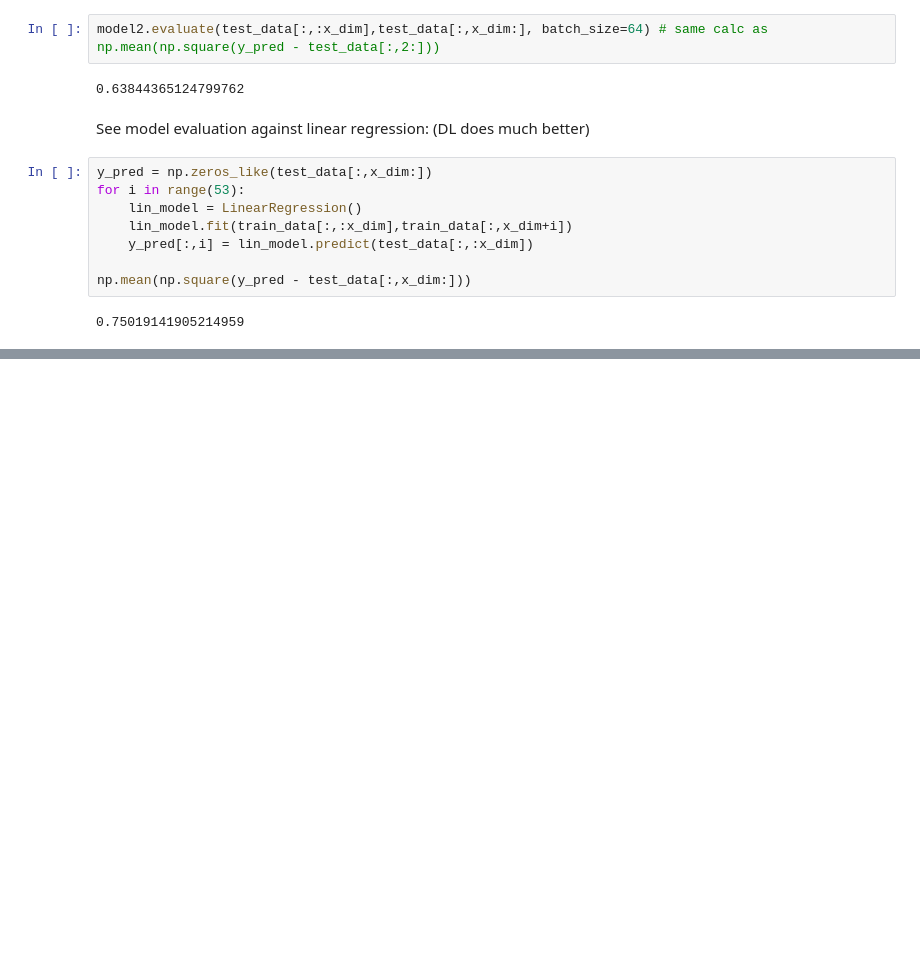
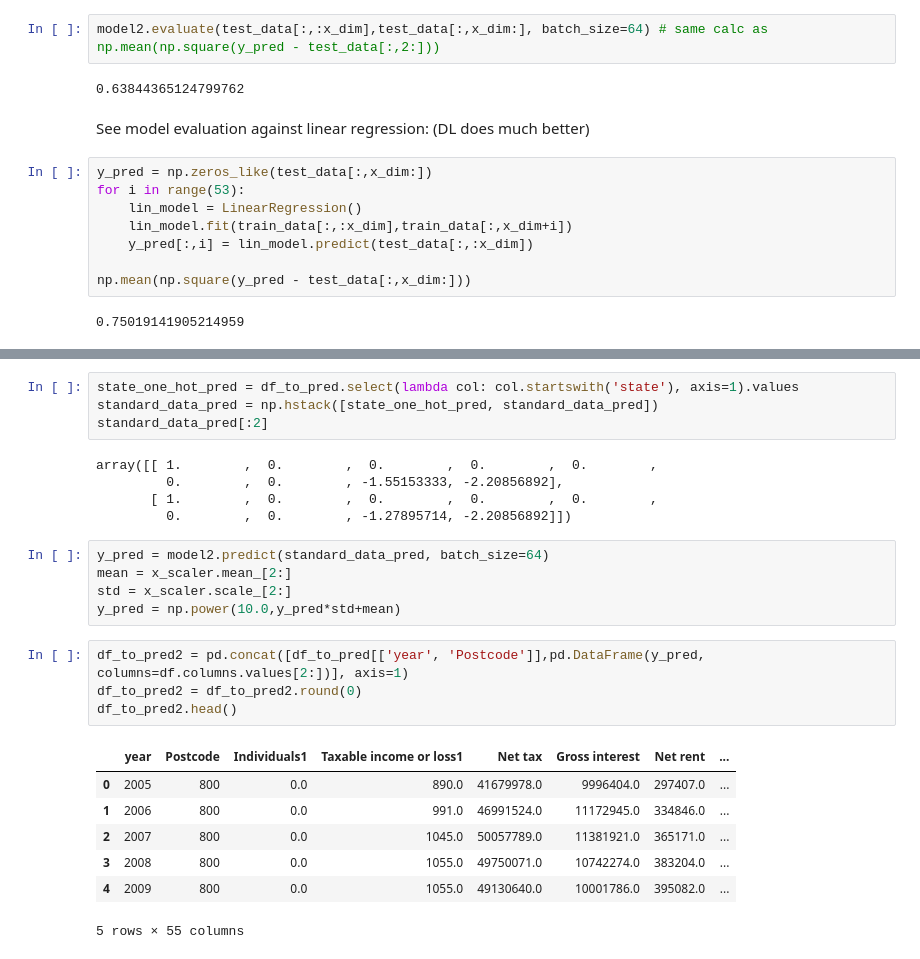
Before and after one commit to pthiem/gh-17, a Jupyter notebook: notebooks/sachin-analysis.ipynb, the cells around one changed output, grey strips where cells are left out. Cells and saved outputs as stored; diff of their text form; blank space fills up the shorter version.

```diff
--- a/notebooks/sachin-analysis.ipynb
+++ b/notebooks/sachin-analysis.ipynb
@@ -153,0 +172,26 @@ np.mean(np.square(y_pred - test_data[:,x_dim:]))
+# %%
+state_one_hot_pred = df_to_pred.select(lambda col: col.startswith('state'), axis=1).values
+standard_data_pred = np.hstack([state_one_hot_pred, standard_data_pred])
+standard_data_pred[:2]
+# %% [output]
+array([[ 1.        ,  0.        ,  0.        ,  0.        ,  0.        ,
+         0.        ,  0.        , -1.55153333, -2.20856892],
+       [ 1.        ,  0.        ,  0.        ,  0.        ,  0.        ,
+         0.        ,  0.        , -1.27895714, -2.20856892]])
+# %%
+y_pred = model2.predict(standard_data_pred, batch_size=64)
+mean = x_scaler.mean_[2:]
+std = x_scaler.scale_[2:]
+y_pred = np.power(10.0,y_pred*std+mean)
+# %%
+df_to_pred2 = pd.concat([df_to_pred[['year', 'Postcode']],pd.DataFrame(y_pred, columns=df.columns.values[2:])], axis=1)
+df_to_pred2 = df_to_pred2.round(0)
+df_to_pred2.head()
+# %% [output]
+|  | year | Postcode | Individuals1 | Taxable income or loss1 | Net tax | Gross interest | Net rent | ... |
+| 0 | 2005 | 800 | 0.0 | 890.0 | 41679978.0 | 9996404.0 | 297407.0 | ... |
+| 1 | 2006 | 800 | 0.0 | 991.0 | 46991524.0 | 11172945.0 | 334846.0 | ... |
+| 2 | 2007 | 800 | 0.0 | 1045.0 | 50057789.0 | 11381921.0 | 365171.0 | ... |
+| 3 | 2008 | 800 | 0.0 | 1055.0 | 49750071.0 | 10742274.0 | 383204.0 | ... |
+| 4 | 2009 | 800 | 0.0 | 1055.0 | 49130640.0 | 10001786.0 | 395082.0 | ... |
+5 rows × 55 columns
```
Also changed, not shown: parts of 7 cells of this notebook, 1 other file.
